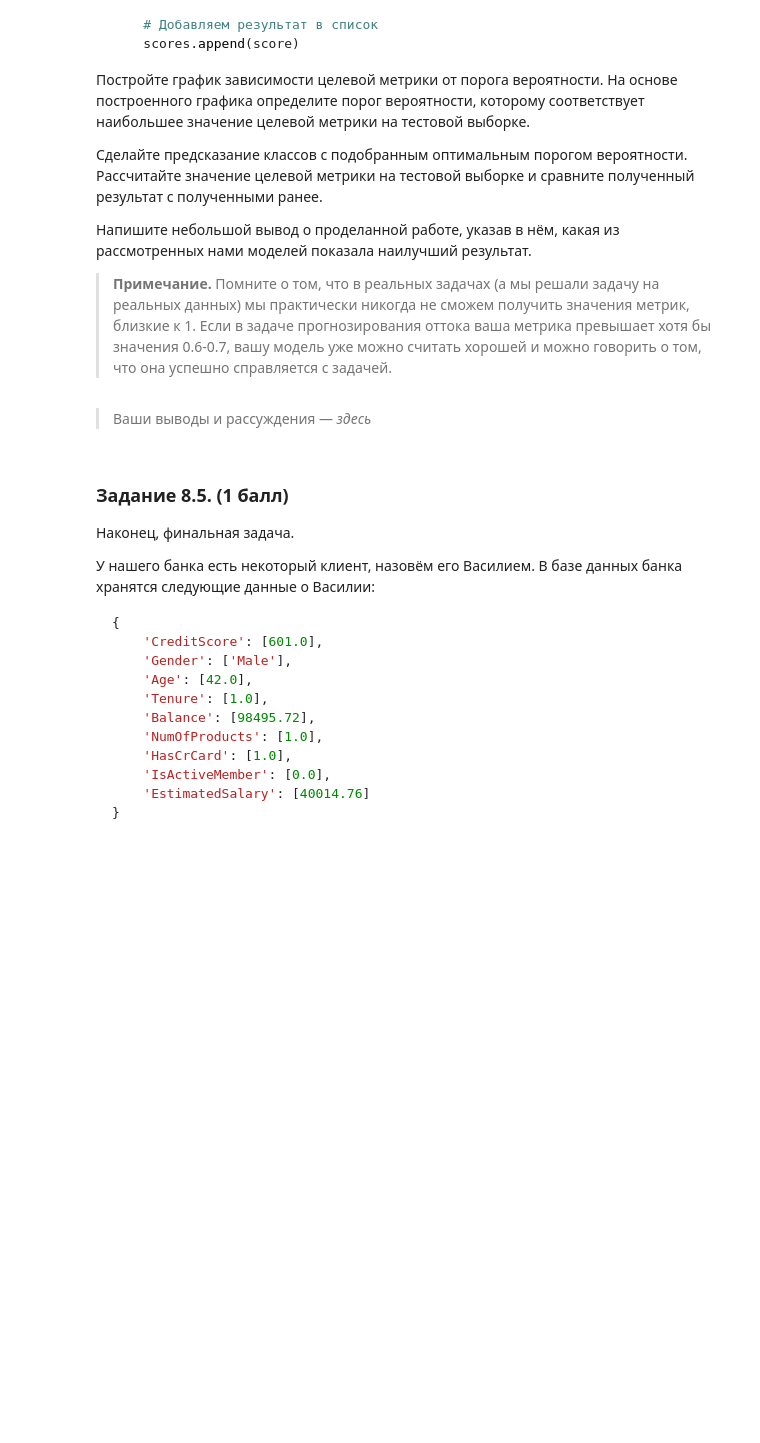
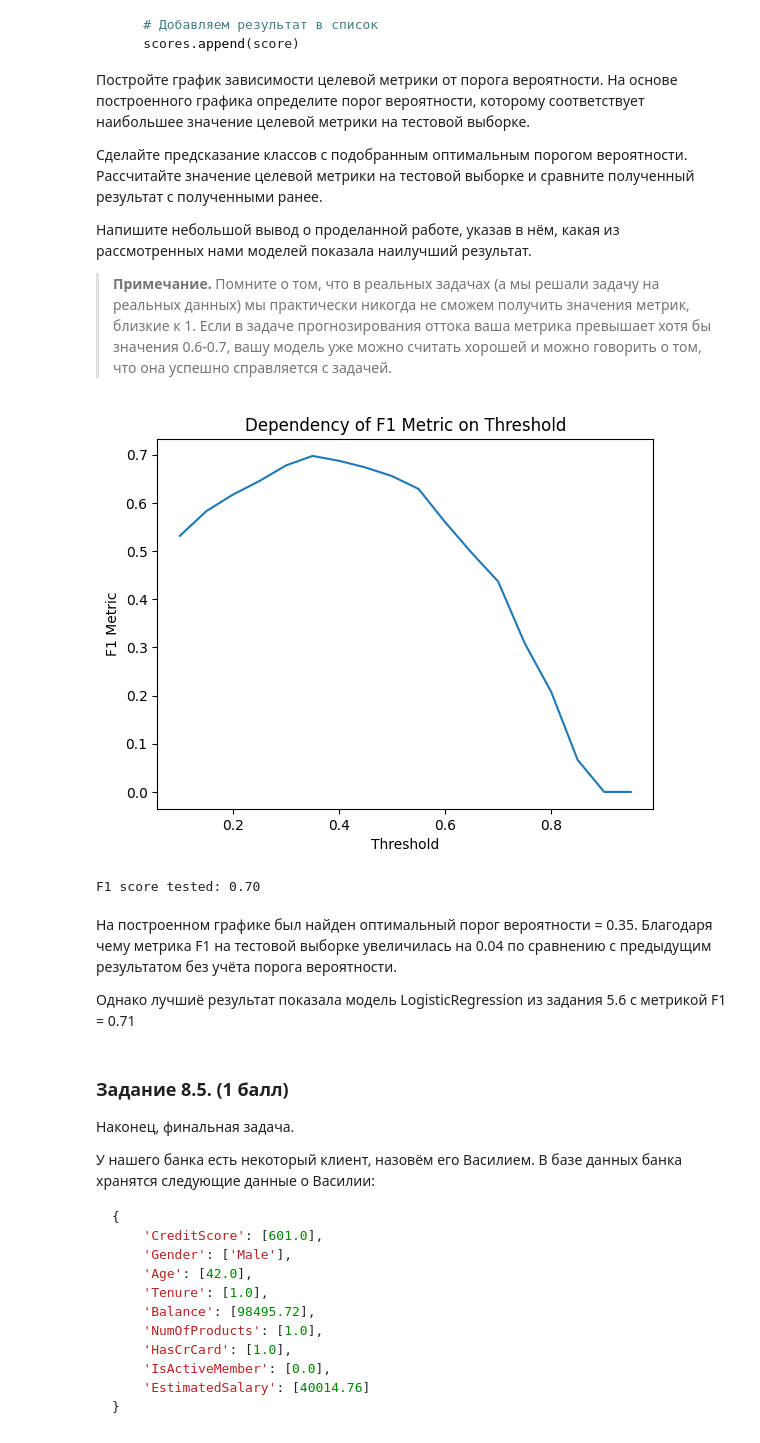
Before and after one commit to PlatArs/Bank_Analytics, a Jupyter notebook: Bank Analytics and ML model for exited clients/ML-3_Bank_ML-model.ipynb, the cells around one changed output. Drawn from its saved outputs; the diff is of its cells as text; code cells hidden in the pictures; blank space fills up the shorter version.

```diff
--- a/Bank Analytics and ML model for exited clients/ML-3_Bank_ML-model.ipynb
+++ b/Bank Analytics and ML model for exited clients/ML-3_Bank_ML-model.ipynb
@@ -599,11 +599,11 @@ F1 score tested: 0.57
 
 - Задание выполнено неверно, не учтено одно или несколько условий (**0 баллов**).
 # %%
-tree = tree.DecisionTreeClassifier(criterion='entropy', max_depth = 8, min_samples_leaf = 10, random_state=42)
-tree.fit(X_train, y_train)
+tree_2 = tree.DecisionTreeClassifier(criterion='entropy', max_depth = 8, min_samples_leaf = 10, random_state=42)
+tree_2.fit(X_train, y_train)
 
-y_predict_train = tree.predict(X_train)
-y_predict_test = tree.predict(X_test)
+y_predict_train = tree_2.predict(X_train)
+y_predict_test = tree_2.predict(X_test)
 
 print('F1 score trained: {:.2f}'.format(metrics.f1_score(y_train, y_predict_train)))
 print('F1 score tested: {:.2f}'.format(metrics.f1_score(y_test,y_predict_test)))
@@ -633,4 +634,17 @@ AttributeError: 'DecisionTreeClassifier' object has no attribute 'DecisionTreeCl
 
 - Задание выполнено неверно, не учтено одно или несколько условий (**0 баллов**).
 # %%
-# Ваш код здесь
+tree_r = ensemble.RandomForestClassifier(
+    n_estimators=500,
+    criterion='entropy',
+    max_depth=8,
+    min_samples_leaf = 10,
+    random_state=42
+)
+tree_r.fit(X_train, y_train)
+
+y_predict_train = tree_r.predict(X_train)
+y_predict_test = tree_r.predict(X_test)
+
+print('F1 score trained: {:.2f}'.format(metrics.f1_score(y_train, y_predict_train)))
+print('F1 score tested: {:.2f}'.format(metrics.f1_score(y_test,y_predict_test)))
@@ -682,9 +699,47 @@ for threshold in thresholds:
 
 > **Примечание.** Помните о том, что в реальных задачах (а мы решали задачу на реальных данных) мы практически никогда не сможем получить значения метрик, близкие к 1. Если в задаче прогнозирования оттока ваша метрика превышает хотя бы значения 0.6-0.7, вашу модель уже можно считать хорошей и можно говорить о том, что она успешно справляется с задачей.
 # %%
-# Ваш код здесь
+y_test_proba_pred = pd.Series(tree_r.predict_proba(X_test)[:, 1])
+
+# Инициализируем список, куда будем сохранять метрики.
+scores = []
+# Задаём значения порогов вероятности
+thresholds = np.arange(0.1, 1, 0.05)
+# В цикле перебираем значения порогов вероятности
+for i in thresholds:
+    # Делаем предсказание
+    y_test_pred = y_test_proba_pred.apply(lambda x: 1 if (x > i) else 0)
+    # Рассчитываем метрику
+    score = metrics.f1_score(y_test, y_test_pred)
+    # Добавляем результат в список
+    scores.append(score)
+# %%
+plt.plot(thresholds, scores)
+plt.xlabel('Threshold')
+plt.ylabel('F1 Metric')
+plt.title('Dependency of F1 Metric on Threshold')
+plt.show()
+# %% [output]
+[figure, added]
+# %%
+tree_r1 = ensemble.RandomForestClassifier(
+    n_estimators=500,
+    criterion='entropy',
+    max_depth=8,
+    min_samples_leaf = 10,
+    random_state=42
+)
+tree_r1.fit(X_train, y_train)
+# Делаем предсказания
+y_test_predict = pd.Series(tree_r1.predict_proba(X_test)[:, 1])
+y_test_predict = y_test_predict.apply(lambda x: 1 if (x > 0.35) else 0)
+print('F1 score tested: {:.2f}'.format(metrics.f1_score(y_test,y_test_predict)))
+# %% [output]
+F1 score tested: 0.70
 # %% [markdown]
-> Ваши выводы и рассуждения — *здесь*
+На построенном графике был найден оптимальный порог вероятности = 0.35. Благодаря чему метрика F1 на тестовой выборке увеличилась на 0.04 по сравнению с предыдущим результатом без учёта порога вероятности.
+
+Однако лучшиё результат показала модель LogisticRegression из задания 5.6 с метрикой F1 = 0.71
 # %% [markdown]
 ### Задание 8.5. (1 балл)
 
```
Also changed, not shown: parts of 8 cells of this notebook.
